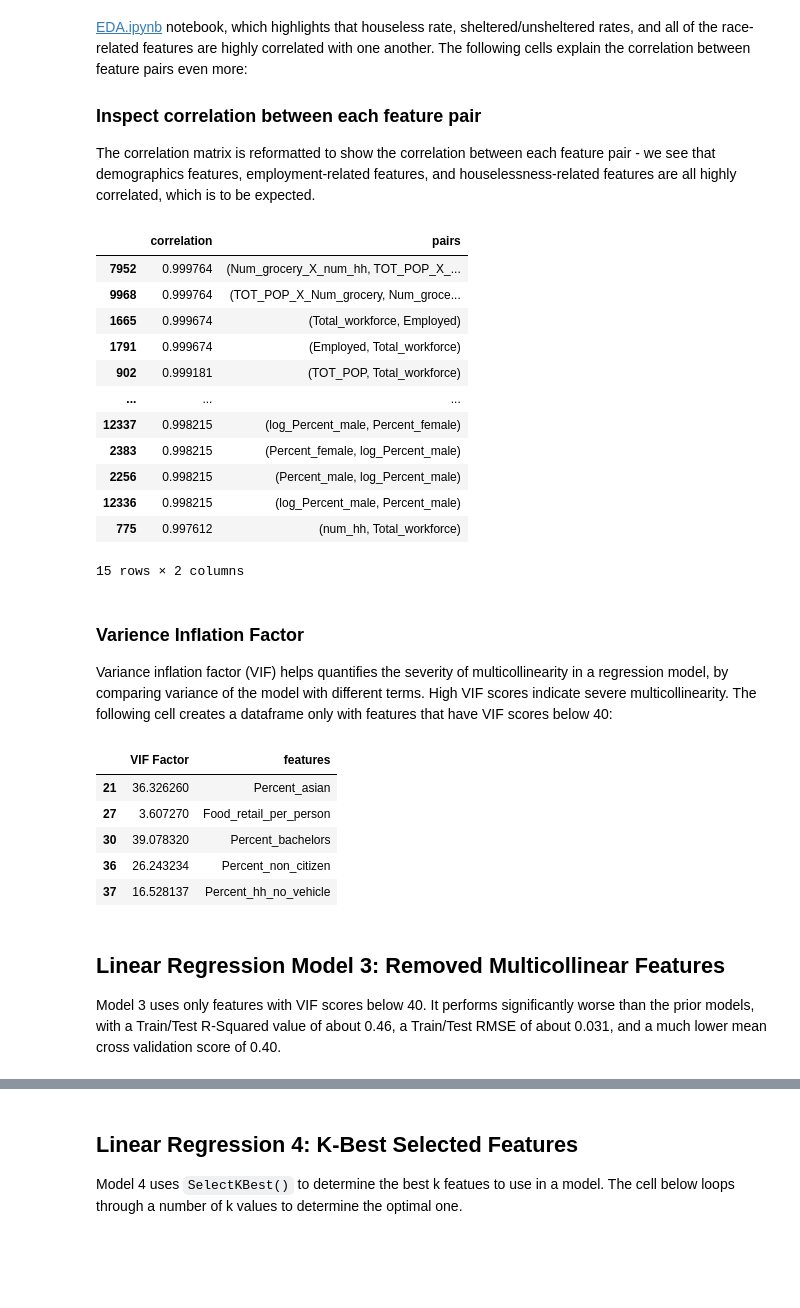
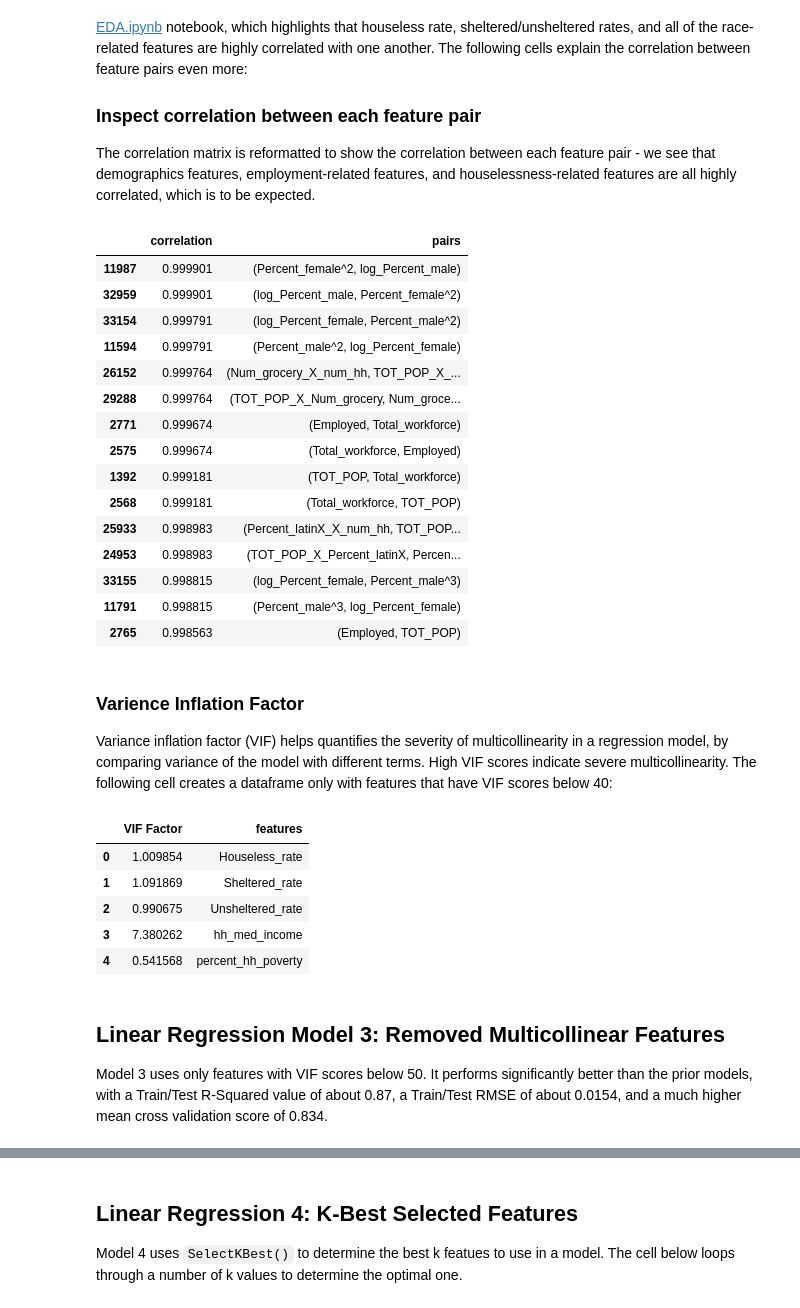
Before and after one commit to khyateed/projecting-food-insecurity, a Jupyter notebook: notebooks/modeling_process.ipynb, the cells around one changed output, grey strips where cells are left out. Drawn from its saved outputs; the diff is of its cells as text; code cells hidden in the pictures; blank space fills up the shorter version.

```diff
--- a/notebooks/modeling_process.ipynb
+++ b/notebooks/modeling_process.ipynb
@@ -36,12 +42,12 @@ from functions import *
 # %% [markdown]
 ### Import cleaned dataset
 # %%
+# fully cleaned data with engineered features
 with open('../pickled/feature_engineered_data.pickle', "rb") as input_file:
     df = pickle.load(input_file)
 
 # remove features not needed for modeling
-df.drop([ 'coc_number','Low Threshold Type', 'High Threshold Type',
-       'State', 'County', 'State/County'],axis=1, inplace=True)
+df.drop([ 'coc_number','Low Threshold Type', 'High Threshold Type','State', 'County', 'State/County'],axis=1, inplace=True)
 df.head(3)
 # %% [output]
 |  | FIPS | Rent | Year | Houseless_rate | Sheltered_rate | Unsheltered_rate | hh_med_income | ... |
@@ -73,7 +80,7 @@ Name: Year, Length: 12, dtype: int64
 # %%
 # Limit the year and drop rows containing null values in either of the specified columns.
 df_model = df[df.Year.isin(['2010','2011','2012','2013','2014','2015','2016','2017'
-                ,'2018','2019'])].dropna(subset=['Num_wholesale','Houseless_rate','Percent_disabled','hh_med_income'])
+                ,'2018'])].dropna(subset=['Num_wholesale','Houseless_rate','Percent_disabled','hh_med_income'])
 
 # drop the Rent column, and all engineers features using the rent column
 for col in df_model.columns:
@@ -212,8 +219,8 @@ The following processes use a few different feature selection methods to determi
 Need to do this again to add outliers back in
 # %%
 # create df_model again, with outliers included this time
-df_model = df[df.Year.isin(['2010','2011','2012','2013','2014','2015','2016','2017','2018',
-                    '2019'])].dropna(subset=['Num_wholesale','Percent_disabled','Houseless_rate','hh_med_income'])
+df_model = df[df.Year.isin(['2010','2011','2012','2013','2014','2015','2016','2017',
+                    '2018'])].dropna(subset=['Num_wholesale','Percent_disabled','Houseless_rate','hh_med_income'])
 for col in df_model.columns:
     if 'Rent' in col:
         df_model.drop(col,axis=1,inplace=True)
@@ -239,38 +246,41 @@ corr.drop_duplicates(inplace=True)
 corr[(corr.correlation >0.95) & (corr.correlation <1.0)][:15]
 # %% [output]
 |  | correlation | pairs |
-| 7952 | 0.999764 | (Num_grocery_X_num_hh, TOT_POP_X_... |
-| 9968 | 0.999764 | (TOT_POP_X_Num_grocery, Num_groce... |
-| 1665 | 0.999674 | (Total_workforce, Employed) |
-| 1791 | 0.999674 | (Employed, Total_workforce) |
-| 902 | 0.999181 | (TOT_POP, Total_workforce) |
-| ... | ... | ... |
-| 12337 | 0.998215 | (log_Percent_male, Percent_female) |
-| 2383 | 0.998215 | (Percent_female, log_Percent_male) |
-| 2256 | 0.998215 | (Percent_male, log_Percent_male) |
-| 12336 | 0.998215 | (log_Percent_male, Percent_male) |
-| 775 | 0.997612 | (num_hh, Total_workforce) |
+| 11987 | 0.999901 | (Percent_female^2, log_Percent_male) |
+| 32959 | 0.999901 | (log_Percent_male, Percent_female^2) |
+| 33154 | 0.999791 | (log_Percent_female, Percent_male^2) |
+| 11594 | 0.999791 | (Percent_male^2, log_Percent_female) |
+| 26152 | 0.999764 | (Num_grocery_X_num_hh, TOT_POP_X_... |
+| 29288 | 0.999764 | (TOT_POP_X_Num_grocery, Num_groce... |
+| 2771 | 0.999674 | (Employed, Total_workforce) |
+| 2575 | 0.999674 | (Total_workforce, Employed) |
+| 1392 | 0.999181 | (TOT_POP, Total_workforce) |
+| 2568 | 0.999181 | (Total_workforce, TOT_POP) |
+| 25933 | 0.998983 | (Percent_latinX_X_num_hh, TOT_POP... |
+| 24953 | 0.998983 | (TOT_POP_X_Percent_latinX, Percen... |
+| 33155 | 0.998815 | (log_Percent_female, Percent_male^3) |
+| 11791 | 0.998815 | (Percent_male^3, log_Percent_female) |
+| 2765 | 0.998563 | (Employed, TOT_POP) |
-15 rows × 2 columns
 # %% [markdown]
 ### Varience Inflation Factor
 Variance inflation factor (VIF) helps quantifies the severity of multicollinearity in a regression model, by comparing variance of the model with different terms. High VIF scores indicate severe multicollinearity. The following cell creates a dataframe only with features that have VIF scores below 40:
 # %%
-# create a vif dataframe with all features of scores below 40
+# create a vif dataframe with all features of scores below 50
 vif = pd.DataFrame()
 vif["VIF Factor"] = [variance_inflation_factor(X_train.values, i) for i in range(X_train.shape[1])]
 vif["features"] = X_train.columns
-vif_features = vif[vif['VIF Factor'] <40]['features']
-vif[vif['VIF Factor'] <40].head()
+vif_features = vif[vif['VIF Factor'] <50]['features']
+vif[vif['VIF Factor'] <50].head()
 # %% [output]
 |  | VIF Factor | features |
-| 21 | 36.326260 | Percent_asian |
-| 27 | 3.607270 | Food_retail_per_person |
-| 30 | 39.078320 | Percent_bachelors |
-| 36 | 26.243234 | Percent_non_citizen |
-| 37 | 16.528137 | Percent_hh_no_vehicle |
+| 0 | 1.009854 | Houseless_rate |
+| 1 | 1.091869 | Sheltered_rate |
+| 2 | 0.990675 | Unsheltered_rate |
+| 3 | 7.380262 | hh_med_income |
+| 4 | 0.541568 | percent_hh_poverty |
 # %% [markdown]
 ## Linear Regression Model 3: Removed Multicollinear Features
-Model 3 uses only features with VIF scores below 40. It performs significantly worse than the prior models, with a Train/Test R-Squared value of about 0.46, a Train/Test RMSE of about 0.031, and a much lower mean cross validation score of 0.40.
+Model 3 uses only features with VIF scores below 50. It performs significantly better than the prior models, with a Train/Test R-Squared value of about 0.87, a Train/Test RMSE of about 0.0154, and a much higher mean cross validation score of 0.834.
 # %%
 # Instantiate Linear Regression model
 linreg_3 = LinearRegression()
```
Also changed, not shown: parts of 94 cells of this notebook, 4 other files.
